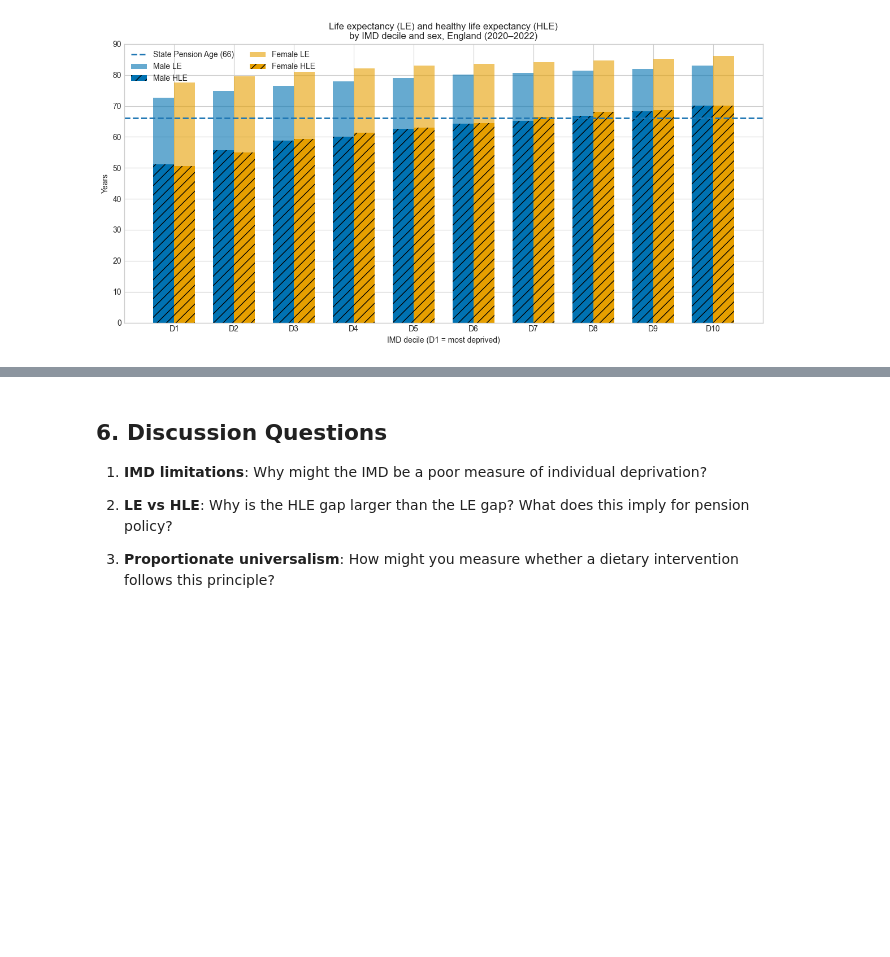
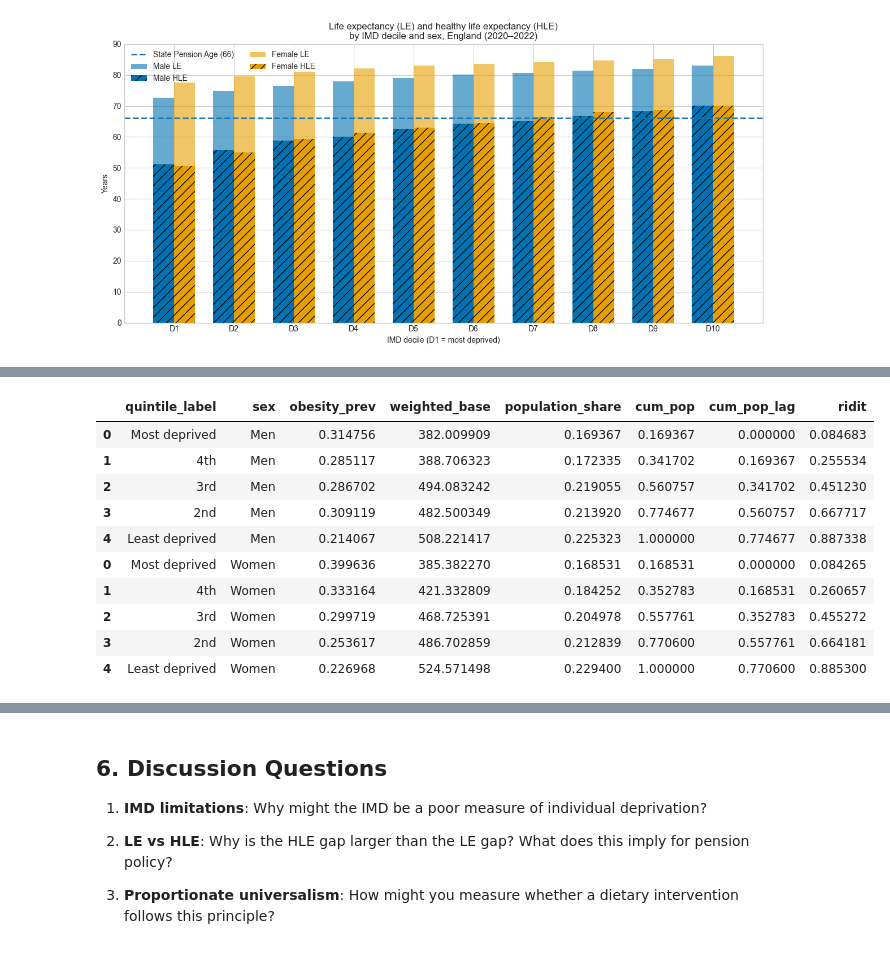
Before and after one commit to ggkuhnle/fb2nep-epi, a Jupyter notebook: notebooks/13_health_inequalities.ipynb, the cells around one changed output, grey strips where cells are left out. Saved outputs shown, nothing was run; the diff lists cells and outputs as text; code cells hidden in the pictures; blank space fills up the shorter version.

```diff
--- a/notebooks/13_health_inequalities.ipynb
+++ b/notebooks/13_health_inequalities.ipynb
@@ -76,16 +76,18 @@ from ipywidgets import FloatSlider, VBox, Output
 import ipywidgets as widgets
 from IPython.display import display, HTML
 from pathlib import Path
+import openpyxl
 
 from epi_utils import (
     calculate_sii, calculate_rii, calculate_concentration_index,
-    plot_concentration_curve, INEQUALITY_EXAMPLE_DATA
+    plot_concentration_curve, INEQUALITY_EXAMPLE_DATA, fit_sii_rii
 )
 
 # ————— Paths —————
 DATA_DIR = Path("../data")
 IMD_CSV = DATA_DIR / "IoD2019_ranks.csv"
 LE_CSV  = DATA_DIR / "le_imd.csv"
+hse_path = DATA_DIR / "HSE-2022-Overweight-and-obesity-tables.xlsx"
 
 plt.style.use('seaborn-v0_8-whitegrid')
 plt.rcParams['figure.figsize'] = [10, 6]
@@ -434 +538,68 @@ print(f"moving from most to least deprived.")
+# %%
+# Read the table "as is" (HSE tables are not tidy spreadsheets)
+t6 = pd.read_excel(hse_path, sheet_name="Table 6", header=None)
+
+# Quintile labels are on row 3, columns 1..5 in this workbook
+quintile_labels = list(t6.iloc[3, 1:6].values)
+
+# Helper: find a row by exact label in column 0
+def _row_idx(label: str) -> int:
+    matches = t6.index[t6[0].astype(str).str.strip().eq(label)]
+    if len(matches) == 0:
+        raise ValueError(f"Could not find row label: {label!r}")
+    return int(matches[0])
+
+# Row indices for obesity prevalence (% Obese) for each sex
+row_male_obese = _row_idx("% Obese")          # first occurrence is in the Men section
+row_women = _row_idx("Women")                 # marker row; women section starts here
+row_female_obese = t6.index[(t6.index > row_women) & (t6[0].astype(str).str.strip().eq("% Obese"))][0]
+
+# Row indices for weighted bases (Men and Women)
+row_weighted_bases = _row_idx("Weighted bases")
+row_male_weight = row_weighted_bases + 1      # Men
+row_female_weight = row_weighted_bases + 2    # Women
+
+# Extract values (columns 1..5 correspond to quintiles)
+male_prev_pct = t6.iloc[row_male_obese, 1:6].astype(float).values
+female_prev_pct = t6.iloc[row_female_obese, 1:6].astype(float).values
+
+male_weight = t6.iloc[row_male_weight, 1:6].astype(float).values
+female_weight = t6.iloc[row_female_weight, 1:6].astype(float).values
+
+# Build tidy dataframe (convert % to proportions)
+df = pd.DataFrame({
+    "quintile_label": quintile_labels * 2,
+    "sex": ["Men"] * 5 + ["Women"] * 5,
+    "obesity_prev": np.concatenate([male_prev_pct, female_prev_pct]) / 100.0,
+    "weighted_base": np.concatenate([male_weight, female_weight]),
+})
+
+# Reorder so that ridit = 0 is MOST deprived and ridit = 1 is LEAST deprived.
+# In this table the columns run Least -> Most, so reverse within each sex.
+def _reorder_most_to_least(group: pd.DataFrame) -> pd.DataFrame:
+    return group.iloc[::-1].reset_index(drop=True)
+
+df = df.groupby("sex", group_keys=False).apply(_reorder_most_to_least)
+
+# Compute population share within sex (weights sum to 1 within each sex)
+df["population_share"] = df["weighted_base"] / df.groupby("sex")["weighted_base"].transform("sum")
+
+# Compute ridit using the cumulative population distribution (weighted)
+df["cum_pop"] = df.groupby("sex")["population_share"].cumsum()
+df["cum_pop_lag"] = df.groupby("sex")["cum_pop"].shift(1, fill_value=0)
+df["ridit"] = (df["cum_pop"] + df["cum_pop_lag"]) / 2
+
+display(df)
+# %% [output]
+|  | quintile_label | sex | obesity_prev | weighted_base | population_share | cum_pop | cum_pop_lag | ridit |
+| 0 | Most deprived | Men | 0.314756 | 382.009909 | 0.169367 | 0.169367 | 0.000000 | 0.084683 |
+| 1 | 4th | Men | 0.285117 | 388.706323 | 0.172335 | 0.341702 | 0.169367 | 0.255534 |
+| 2 | 3rd | Men | 0.286702 | 494.083242 | 0.219055 | 0.560757 | 0.341702 | 0.451230 |
+| 3 | 2nd | Men | 0.309119 | 482.500349 | 0.213920 | 0.774677 | 0.560757 | 0.667717 |
+| 4 | Least deprived | Men | 0.214067 | 508.221417 | 0.225323 | 1.000000 | 0.774677 | 0.887338 |
+| 0 | Most deprived | Women | 0.399636 | 385.382270 | 0.168531 | 0.168531 | 0.000000 | 0.084265 |
+| 1 | 4th | Women | 0.333164 | 421.332809 | 0.184252 | 0.352783 | 0.168531 | 0.260657 |
+| 2 | 3rd | Women | 0.299719 | 468.725391 | 0.204978 | 0.557761 | 0.352783 | 0.455272 |
+| 3 | 2nd | Women | 0.253617 | 486.702859 | 0.212839 | 0.770600 | 0.557761 | 0.664181 |
+| 4 | Least deprived | Women | 0.226968 | 524.571498 | 0.229400 | 1.000000 | 0.770600 | 0.885300 |
 # %%
```
Also changed, not shown: parts of 9 cells of this notebook, 2 other files.
